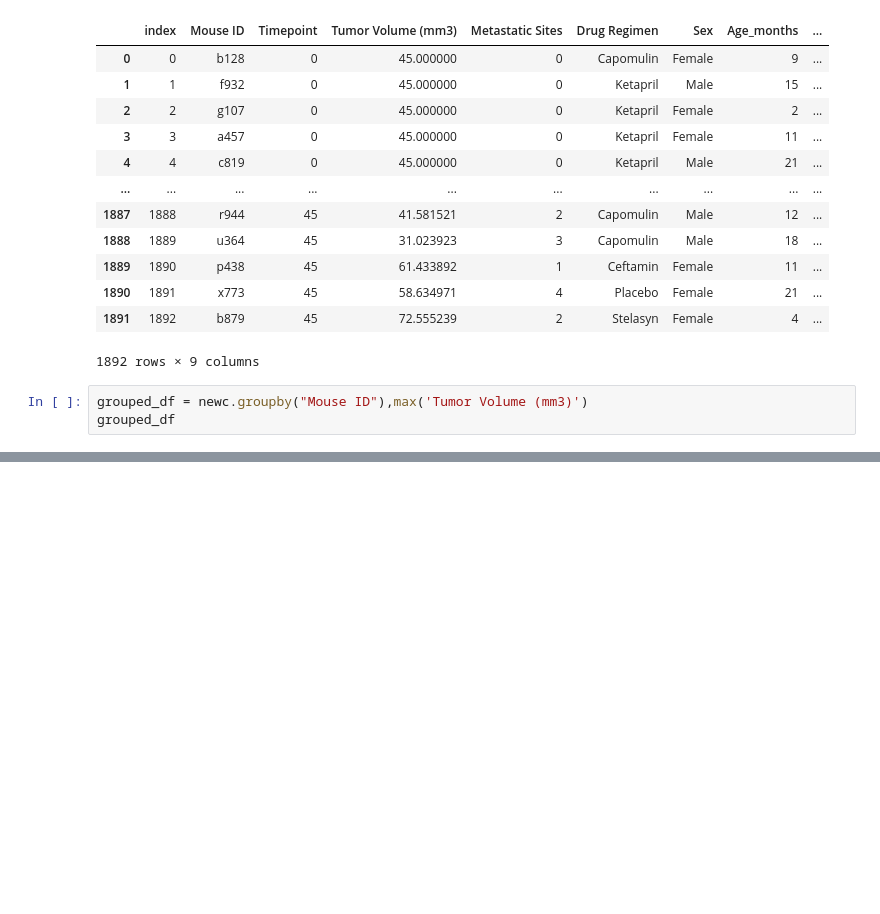
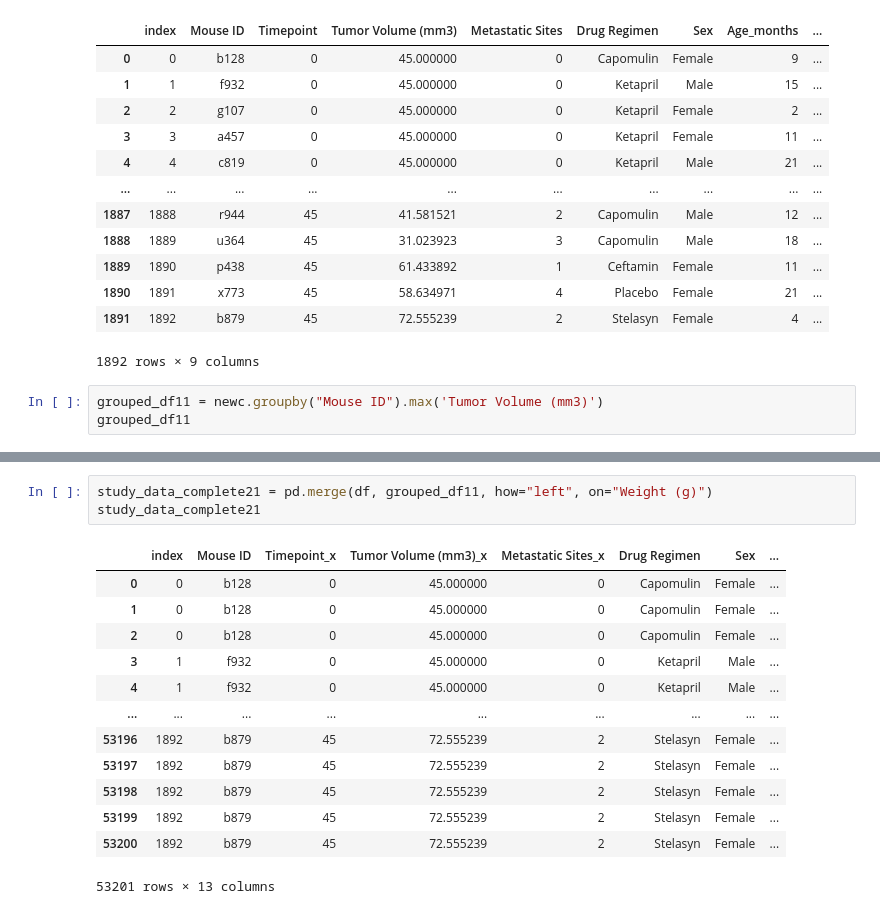
Before and after one commit to nfaber1/matplotlib-challenge, a Jupyter notebook: matplotlib-challenge-code.ipynb, the cells around one changed output, grey strips where cells are left out. Drawn from its saved outputs; the diff is of its cells as text; blank space fills up the shorter version.

```diff
--- a/matplotlib-challenge-code.ipynb
+++ b/matplotlib-challenge-code.ipynb
@@ -309,6 +309,6 @@ df
 | 1891 | 1892 | b879 | 45 | 72.555239 | 2 | Stelasyn | Female | 4 | ... |
 1892 rows × 9 columns
 # %%
-grouped_df = newc.groupby("Mouse ID"),max('Tumor Volume (mm3)')
-grouped_df
+grouped_df11 = newc.groupby("Mouse ID").max('Tumor Volume (mm3)')
+grouped_df11
 # %% [output]
@@ -315,0 +329,17 @@ TypeError: max expected 1 argument, got 0
+# %%
+study_data_complete21 = pd.merge(df, grouped_df11, how="left", on="Weight (g)")
+study_data_complete21
+# %% [output]
+|  | index | Mouse ID | Timepoint_x | Tumor Volume (mm3)_x | Metastatic Sites_x | Drug Regimen | Sex | ... |
+| 0 | 0 | b128 | 0 | 45.000000 | 0 | Capomulin | Female | ... |
+| 1 | 0 | b128 | 0 | 45.000000 | 0 | Capomulin | Female | ... |
+| 2 | 0 | b128 | 0 | 45.000000 | 0 | Capomulin | Female | ... |
+| 3 | 1 | f932 | 0 | 45.000000 | 0 | Ketapril | Male | ... |
+| 4 | 1 | f932 | 0 | 45.000000 | 0 | Ketapril | Male | ... |
+| ... | ... | ... | ... | ... | ... | ... | ... | ... |
+| 53196 | 1892 | b879 | 45 | 72.555239 | 2 | Stelasyn | Female | ... |
+| 53197 | 1892 | b879 | 45 | 72.555239 | 2 | Stelasyn | Female | ... |
+| 53198 | 1892 | b879 | 45 | 72.555239 | 2 | Stelasyn | Female | ... |
+| 53199 | 1892 | b879 | 45 | 72.555239 | 2 | Stelasyn | Female | ... |
+| 53200 | 1892 | b879 | 45 | 72.555239 | 2 | Stelasyn | Female | ... |
+53201 rows × 13 columns
```
Also changed, not shown: parts of 3 cells of this notebook.
